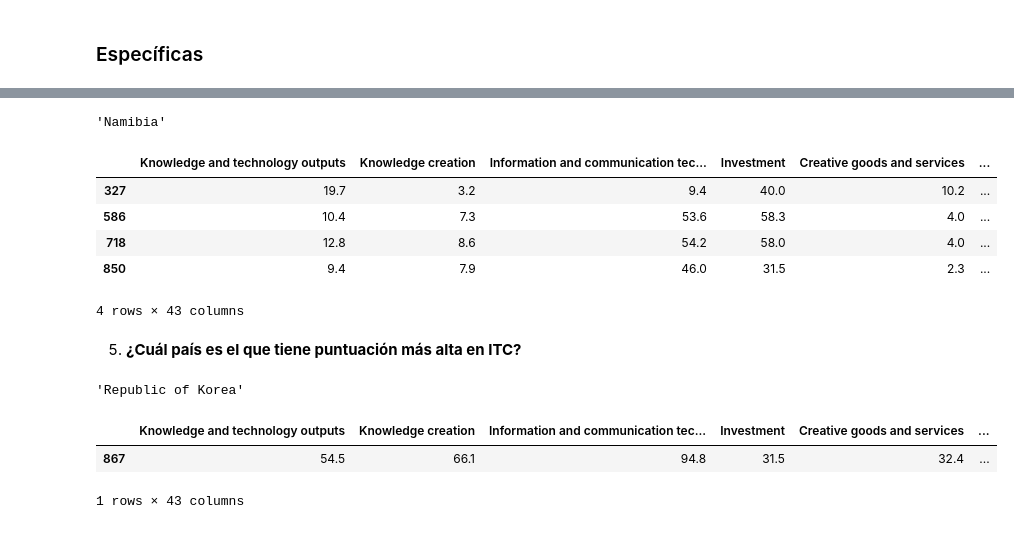
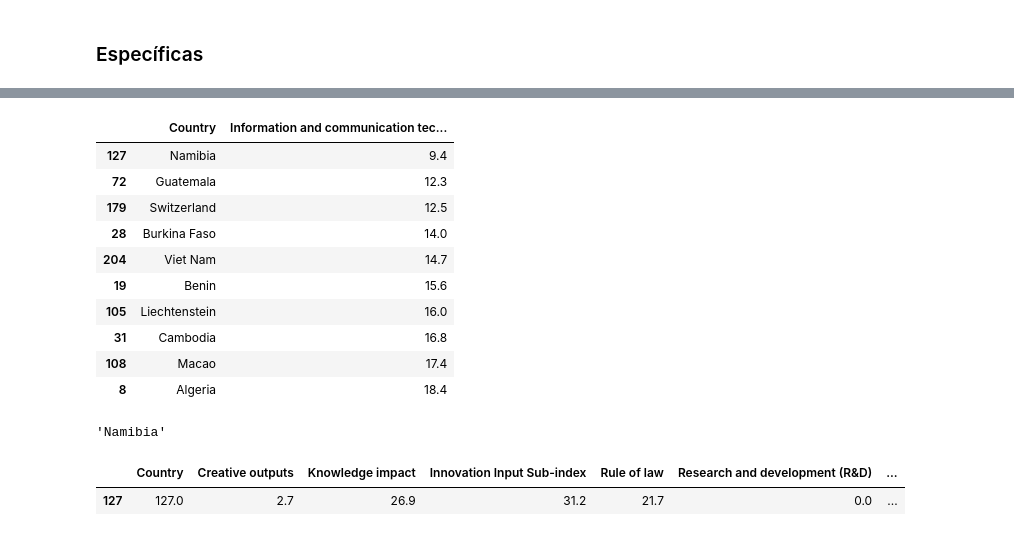
Before and after one commit to MAlejandroVC/Proyecto1, a Jupyter notebook: Project_4/GlobalInnovation.ipynb, the cells around one changed output, grey strips where cells are left out. Cells and saved outputs as stored; diff of their text form; code cells hidden in the pictures.

```diff
--- a/Project_4/GlobalInnovation.ipynb
+++ b/Project_4/GlobalInnovation.ipynb
@@ -315,0 +751,4 @@ Se espera tener buenos resultados que den más del 80% e identificar principales
+# %%
+# Mostrar todas las columnas
+pd.set_option('display.max_columns', None)
+df.describe()
@@ -318,3 +805,20 @@ Se espera tener buenos resultados que den más del 80% e identificar principales
+# %%
+# Obtenemos los países cuya puntuación esté entre las menores
+# Obtenemos los países cuya puntuación esté entre las mayores
+hITC2 = hITC.sort_values('Information and communication technologies (ICTs)', ascending=True)
+hITC2.loc[hITC2['Information and communication technologies (ICTs)'].astype(float) < df['Information and communication technologies (ICTs)'].mean()][['Country', 'Information and communication technologies (ICTs)']].replace({"Country": Countries}).head(10)
+# %% [output]
+|  | Country | Information and communication tec... |
+| 127 | Namibia | 9.4 |
+| 72 | Guatemala | 12.3 |
+| 179 | Switzerland | 12.5 |
+| 28 | Burkina Faso | 14.0 |
+| 204 | Viet Nam | 14.7 |
+| 19 | Benin | 15.6 |
+| 105 | Liechtenstein | 16.0 |
+| 31 | Cambodia | 16.8 |
+| 108 | Macao | 17.4 |
+| 8 | Algeria | 18.4 |
 # %%
 # Obtenemos el town cuyo índice sea el mínimo
 cmin = df.loc[df['Information and communication technologies (ICTs)'].idxmin()]['Country']
@@ -322,27 +826,11 @@ Countries[int(cmin)]
 # %% [output]
 'Namibia'
 # %%
-# Obtenemos todos los registros con Namibia
-df.loc[df['Country'] == 127.0]
+# Obtenemos todos los registros
+groupdf2= df.groupby('Country').first().reset_index()
+groupdf2 = groupdf2.loc[groupdf2['Country'] == cmin]
+
+groupdf2.head()
 # %% [output]
-|  | Knowledge and technology outputs | Knowledge creation | Information and communication tec... | Investment | Creative goods and services | ... |
-| 327 | 19.7 | 3.2 | 9.4 | 40.0 | 10.2 | ... |
-| 586 | 10.4 | 7.3 | 53.6 | 58.3 | 4.0 | ... |
-| 718 | 12.8 | 8.6 | 54.2 | 58.0 | 4.0 | ... |
-| 850 | 9.4 | 7.9 | 46.0 | 31.5 | 2.3 | ... |
+|  | Country | Creative outputs | Knowledge impact | Innovation Input Sub-index | Rule of law | Research and development (R&D) | ... |
+| 127 | 127.0 | 2.7 | 26.9 | 31.2 | 21.7 | 0.0 | ... |
-4 rows × 43 columns
-# %% [markdown]
-5. **¿Cuál país es el que tiene puntuación más alta en ITC?**
-# %%
-# Obtenemos el town cuyo índice sea el mínimo
-cmax = df.loc[df['Information and communication technologies (ICTs)'].idxmax()]['Country']
-Countries[int(cmax)]
-# %% [output]
-'Republic of Korea'
-# %%
-# Obtenemos todos los registros con Corea
-df.loc[df['Country'] == cmax]
-# %% [output]
-|  | Knowledge and technology outputs | Knowledge creation | Information and communication tec... | Investment | Creative goods and services | ... |
-| 867 | 54.5 | 66.1 | 94.8 | 31.5 | 32.4 | ... |
-1 rows × 43 columns
```
Also changed, not shown: parts of 113 cells of this notebook.
